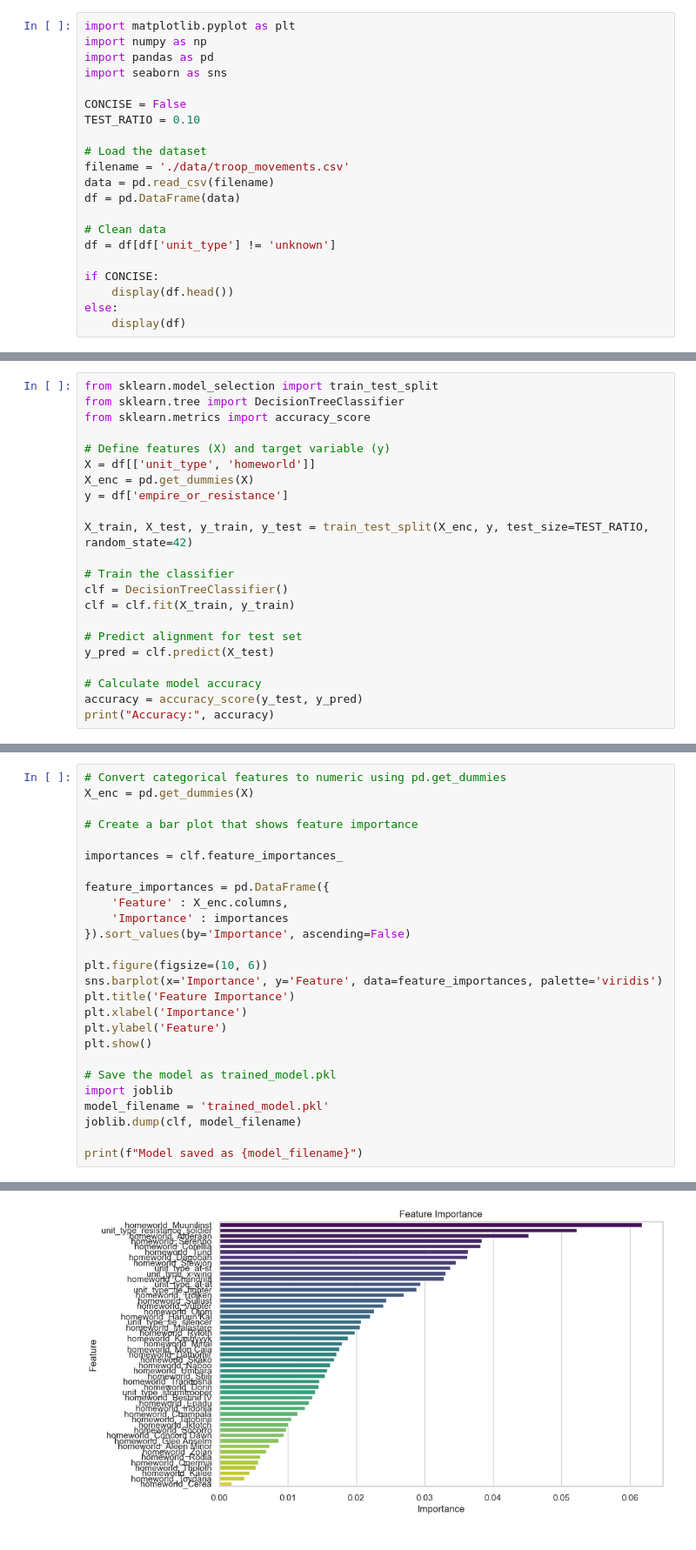
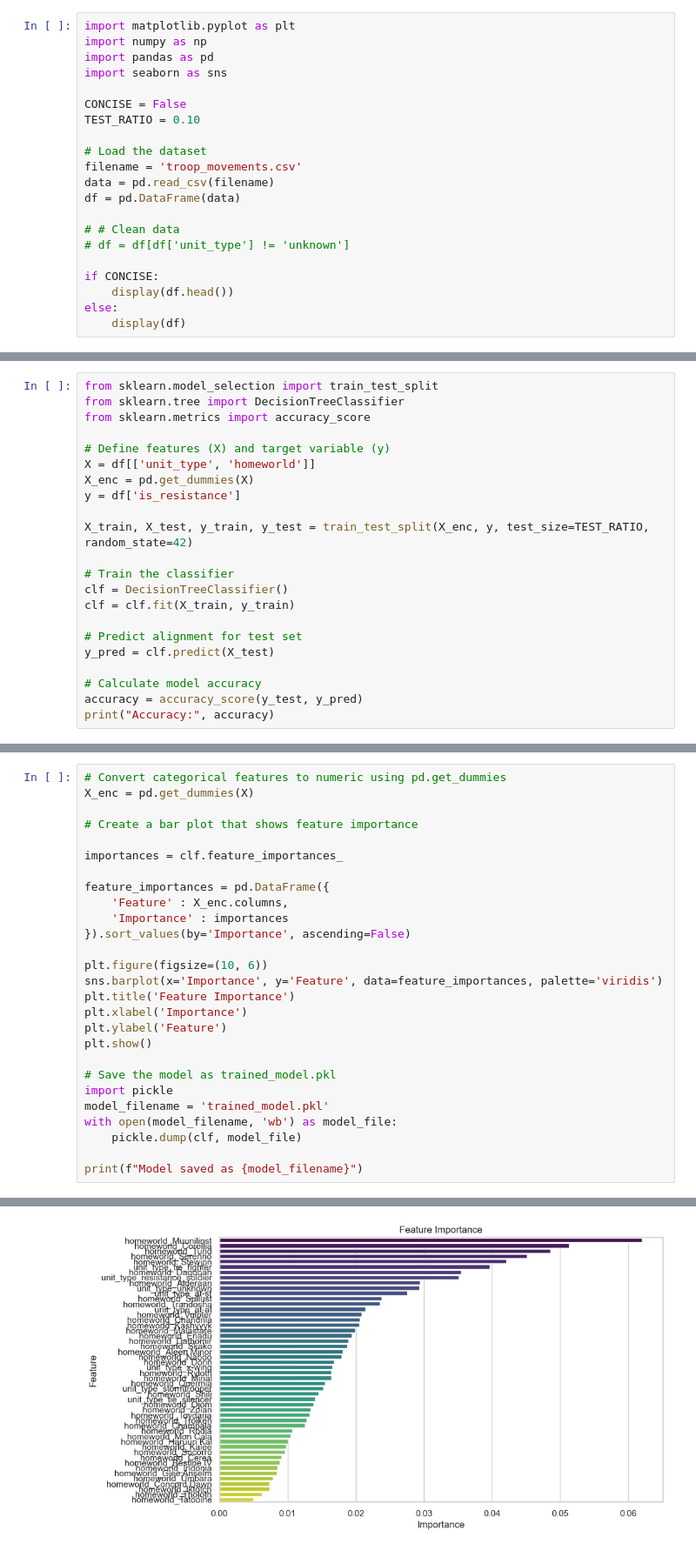
Before and after one commit to kovaleal/edp-project-3, a Jupyter notebook: sw-model.ipynb, the cells around one changed output, grey strips where cells are left out. Shown at 87% size. Drawn from its saved outputs; the diff is of its cells as text.

```diff
--- a/sw-model.ipynb
+++ b/sw-model.ipynb
@@ -8,12 +8,12 @@ CONCISE = False
 TEST_RATIO = 0.10
 
 # Load the dataset
-filename = './data/troop_movements.csv'
+filename = 'troop_movements.csv'
 data = pd.read_csv(filename)
 df = pd.DataFrame(data)
 
-# Clean data
-df = df[df['unit_type'] != 'unknown']
+# # Clean data
+# df = df[df['unit_type'] != 'unknown']
 
 if CONCISE:
     display(df.head())
@@ -129,7 +130,7 @@ from sklearn.metrics import accuracy_score
 # Define features (X) and target variable (y)
 X = df[['unit_type', 'homeworld']]
 X_enc = pd.get_dummies(X)
-y = df['empire_or_resistance']
+y = df['is_resistance']
 
 X_train, X_test, y_train, y_test = train_test_split(X_enc, y, test_size=TEST_RATIO, random_state=42)
 
@@ -148,32 +149,33 @@ Accuracy: 0.6818181818181818
 # %%
 # Convert categorical features to numeric using pd.get_dummies
 X_enc = pd.get_dummies(X)
 
 # Create a bar plot that shows feature importance
 
 importances = clf.feature_importances_
 
 feature_importances = pd.DataFrame({
     'Feature' : X_enc.columns,
     'Importance' : importances
 }).sort_values(by='Importance', ascending=False)
 
 plt.figure(figsize=(10, 6))
 sns.barplot(x='Importance', y='Feature', data=feature_importances, palette='viridis')
 plt.title('Feature Importance')
 plt.xlabel('Importance')
 plt.ylabel('Feature')
 plt.show()
 
 # Save the model as trained_model.pkl
-import joblib
+import pickle
 model_filename = 'trained_model.pkl'
-joblib.dump(clf, model_filename)
+with open(model_filename, 'wb') as model_file:
+    pickle.dump(clf, model_file)
 
 print(f"Model saved as {model_filename}")
 # %% [output]
 Passing `palette` without assigning `hue` is deprecated and will be removed in v0.14.0. Assign the `y` variable to `hue` and set `legend=False` for the same effect.
 
   sns.barplot(x='Importance', y='Feature', data=feature_importances, palette='viridis')
-[figure, old version]
+[figure, new version]
 Model saved as trained_model.pkl
```
Also changed, not shown: parts of 7 cells of this notebook, 4 other files.
